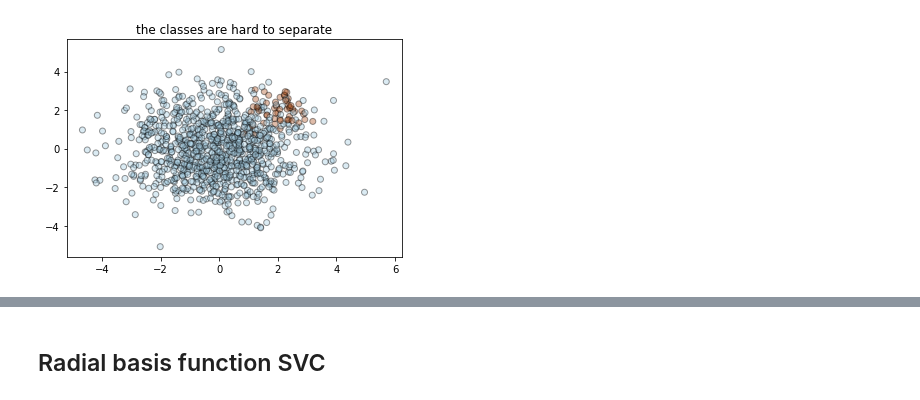
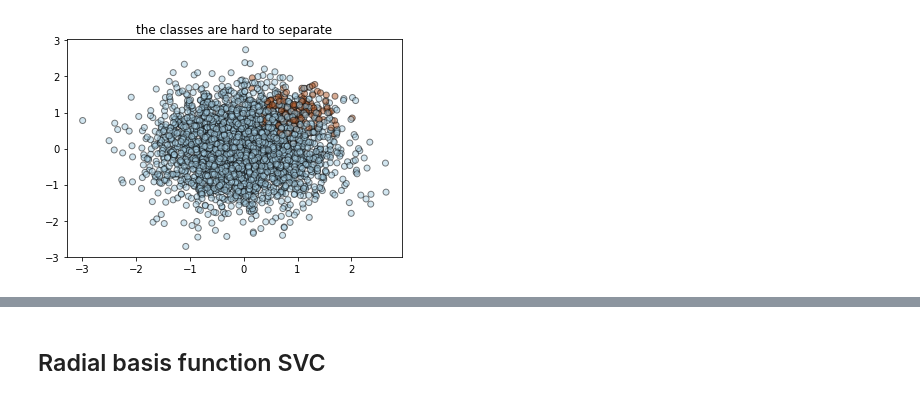
Before and after one commit to marco-bellini/Starbucks_capstone, a Jupyter notebook: PrecisionRecall.ipynb, the cells around one changed output, grey strips where cells are left out. Cells and saved outputs as stored; diff of their text form; code cells hidden in the pictures.

```diff
--- a/PrecisionRecall.ipynb
+++ b/PrecisionRecall.ipynb
@@ -28,8 +166,11 @@ class_ratio=0.05
 n_samples_1 = 2000
 n_samples_2 = int(class_ratio*n_samples_1)
 
-centers = [[0.0, 0.0], [2.0, 2.0]]
-clusters_std = [1.5, 0.5]
+std_1=0.8
+std_2=0.4
+
+centers = [[0.0, 0.0], [1.0, 1.0]]
+clusters_std = [std_1, std_2]
 X, y = make_blobs(n_samples=[n_samples_1, n_samples_2],
                   centers=centers,
                   cluster_std=clusters_std,
@@ -38,7 +179,7 @@ X, y = make_blobs(n_samples=[n_samples_1, n_samples_2],
 X_train, X_test, y_train, y_test = train_test_split(X , y ,test_size=.5,
                                                     random_state=random_state)
 # %%
-plt.scatter(X_train[:, 0], X_train[:, 1], c=y_train, cmap=plt.cm.Paired, edgecolors='k',alpha=0.4);
+plt.scatter(X_train[:, 0], X_train[:, 1], c=y_train, cmap=plt.cm.Paired, edgecolors='k',alpha=0.5);
 plt.title('the classes are hard to separate');
 # %% [output]
-[figure, old version]
+[figure, new version]
```
Also changed, not shown: parts of 86 cells of this notebook.
